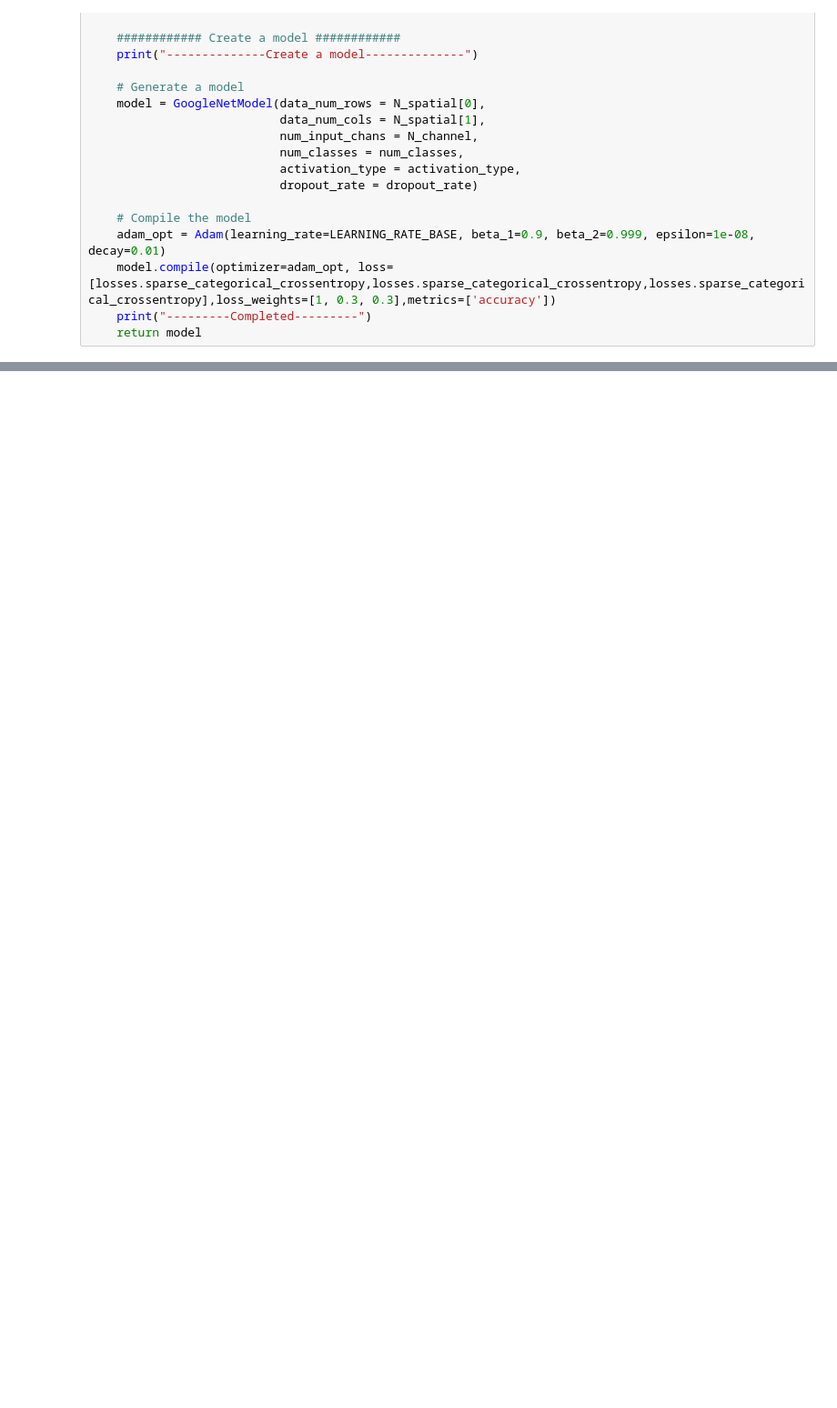
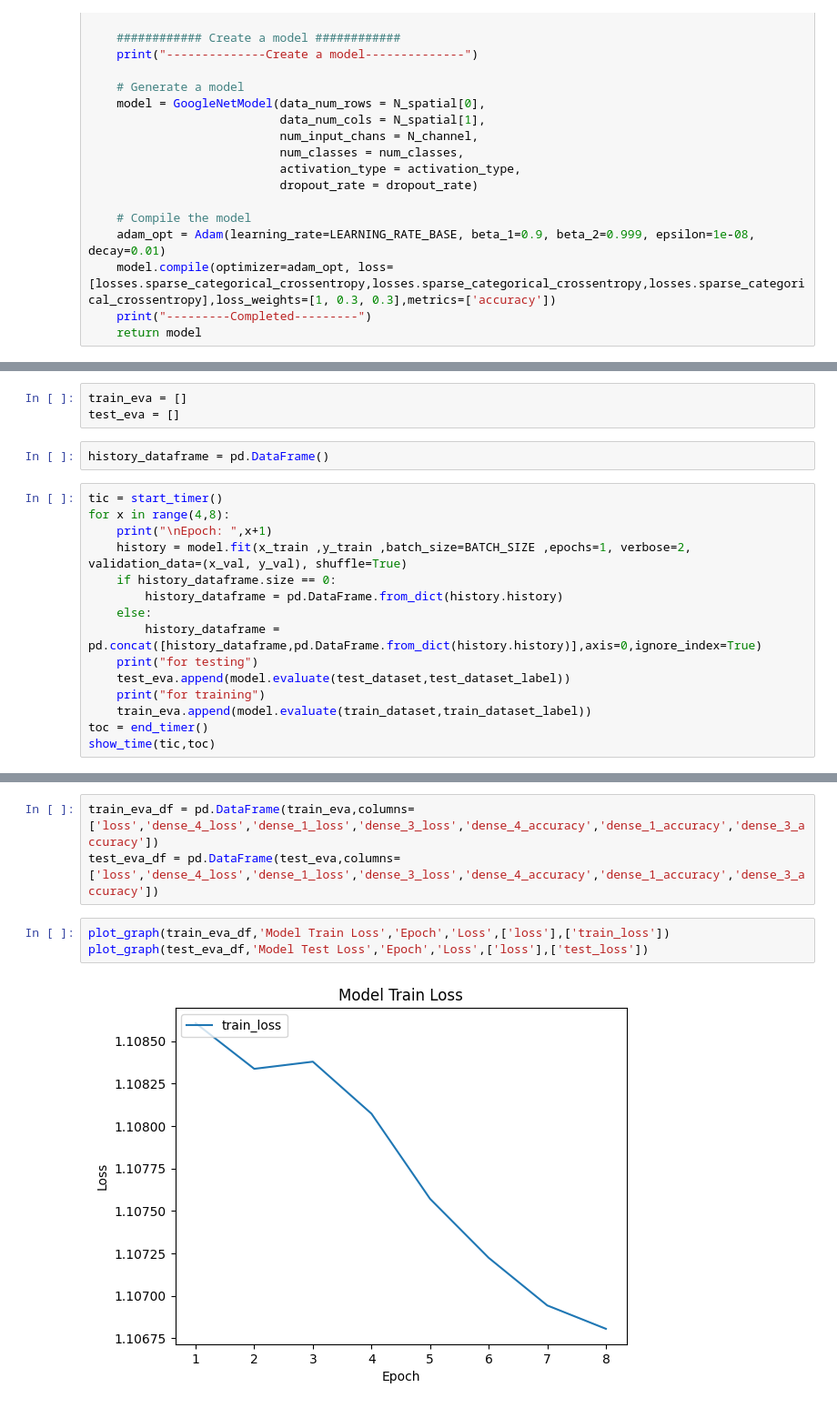
Before and after one commit to deepakjsagarwal/WC, a Jupyter notebook: GoogleNet.ipynb, the cells around one changed output, grey strips where cells are left out. Shown at 91% size. Cells and saved outputs as stored; diff of their text form; blank space fills up the shorter version.

Commit message:
adds graph plots for loss vs epochs and accuracy vs epochs

```diff
--- a/GoogleNet.ipynb
+++ b/GoogleNet.ipynb
@@ -365,0 +317,20 @@ Testing started
+# %%
+train_eva = []
+test_eva = []
+# %%
+history_dataframe = pd.DataFrame()
+# %%
+tic = start_timer()
+for x in range(4,8):
+    print("\nEpoch: ",x+1)
+    history = model.fit(x_train ,y_train ,batch_size=BATCH_SIZE ,epochs=1, verbose=2, validation_data=(x_val, y_val), shuffle=True)
+    if history_dataframe.size == 0:
+        history_dataframe = pd.DataFrame.from_dict(history.history)
+    else:
+        history_dataframe = pd.concat([history_dataframe,pd.DataFrame.from_dict(history.history)],axis=0,ignore_index=True)
+    print("for testing")
+    test_eva.append(model.evaluate(test_dataset,test_dataset_label))
+    print("for training")
+    train_eva.append(model.evaluate(train_dataset,train_dataset_label))
+toc = end_timer()
+show_time(tic,toc)
@@ -365,0 +367,8 @@ Testing started
+# %%
+train_eva_df = pd.DataFrame(train_eva,columns=['loss','dense_4_loss','dense_1_loss','dense_3_loss','dense_4_accuracy','dense_1_accuracy','dense_3_accuracy'])
+test_eva_df = pd.DataFrame(test_eva,columns=['loss','dense_4_loss','dense_1_loss','dense_3_loss','dense_4_accuracy','dense_1_accuracy','dense_3_accuracy'])
+# %%
+plot_graph(train_eva_df,'Model Train Loss','Epoch','Loss',['loss'],['train_loss'])
+plot_graph(test_eva_df,'Model Test Loss','Epoch','Loss',['loss'],['test_loss'])
+# %% [output]
+[figure, added]
```
Also changed, not shown: parts of 23 cells of this notebook.
